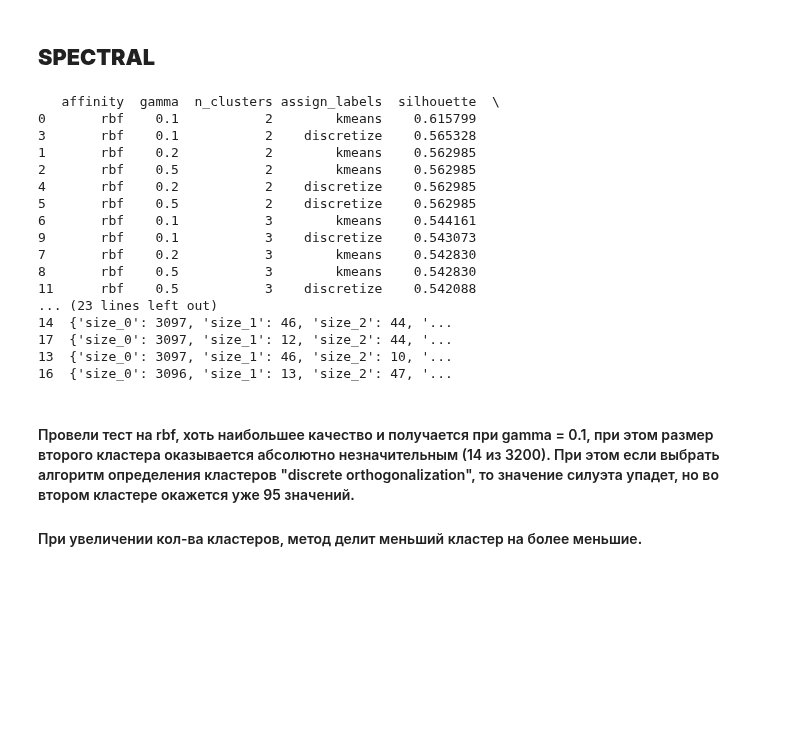
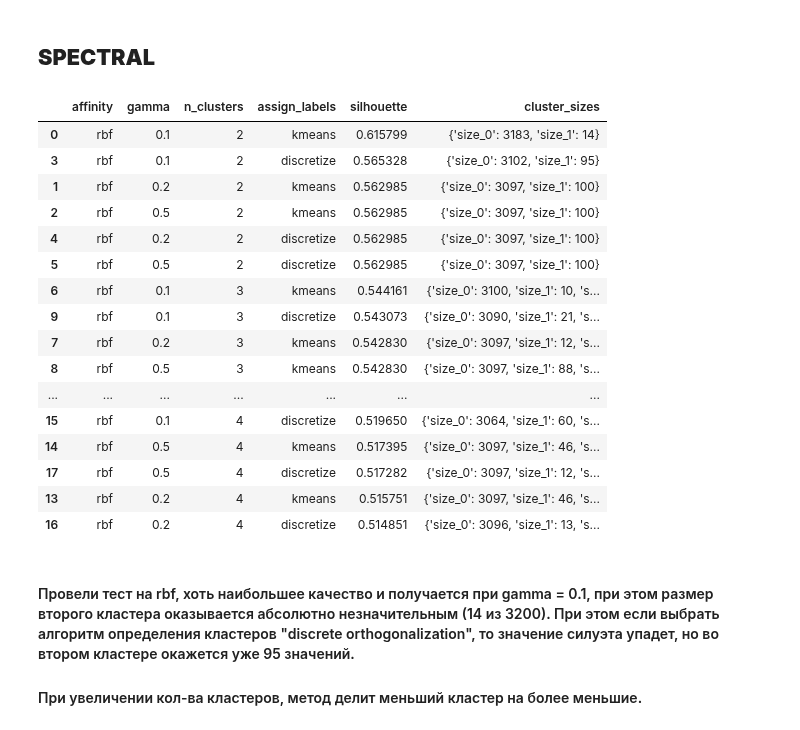
Before and after one commit to maxoncheeg/machine_learning, a Jupyter notebook: claster/clustering.ipynb, the cells around one changed output. Cells and saved outputs as stored; diff of their text form; code cells hidden in the pictures; blank space fills up the shorter version.

```diff
--- a/claster/clustering.ipynb
+++ b/claster/clustering.ipynb
@@ -612,0 +660,32 @@ Cluster
+# %%
+from scipy.stats import f_oneway
+
+df = df_initial.copy()
+
+df_no_noise = df[df["Cluster"] != -1]
+
+anova_results = []
+
+features = df_no_noise.columns.drop("Cluster")
+
+clusters = sorted(df_no_noise["Cluster"].unique())
+
+for feature in features:
+    groups = [
+        df_no_noise[df_no_noise["Cluster"] == c][feature].values
+        for c in clusters
+    ]
+
+    # ANOVA возможна только если в каждом кластере >1 значения
+    if all(len(g) > 1 for g in groups):
+        F, p = f_oneway(*groups)
+        anova_results.append({
+            "Признак": feature,
+            "F-статистика": F,
+            "p_value": p
+        })
+
+anova_df = pd.DataFrame(anova_results)
+anova_df = anova_df.sort_values("p_value")
+
+anova_df
@@ -756,51 +854,51 @@ for kernel in kernels:
                     n_clusters=n_cl,
                     affinity=kernel,
                     gamma=g if kernel == "rbf" else None,
                     assign_labels=assign,
                     random_state=42
                 )
 
                 labels = model.fit_predict(X)
 
                 if len(set(labels)) < 2:
                     sil = np.nan
                 else:
                     sil = silhouette_score(X, labels)
 
                 (unique, counts) = np.unique(labels, return_counts=True)
                 cluster_sizes = {f"size_{int(u)}": int(c) for u, c in zip(unique, counts)}
 
                 results.append({
                     "affinity": kernel,
                     "gamma": g,
                     "n_clusters": n_cl,
                     "assign_labels": assign,
                     "silhouette": sil,
                     "cluster_sizes": cluster_sizes
                 })
 
 df = pd.DataFrame(results)
 df = df.sort_values("silhouette", ascending=False)
 
-print(df)
+df
 # %% [output]
-   affinity  gamma  n_clusters assign_labels  silhouette  \
-0       rbf    0.1           2        kmeans    0.615799
-3       rbf    0.1           2    discretize    0.565328
-1       rbf    0.2           2        kmeans    0.562985
-2       rbf    0.5           2        kmeans    0.562985
-4       rbf    0.2           2    discretize    0.562985
-5       rbf    0.5           2    discretize    0.562985
-6       rbf    0.1           3        kmeans    0.544161
-9       rbf    0.1           3    discretize    0.543073
-7       rbf    0.2           3        kmeans    0.542830
-8       rbf    0.5           3        kmeans    0.542830
-11      rbf    0.5           3    discretize    0.542088
-... (23 lines left out)
-14  {'size_0': 3097, 'size_1': 46, 'size_2': 44, '...
-17  {'size_0': 3097, 'size_1': 12, 'size_2': 44, '...
-13  {'size_0': 3097, 'size_1': 46, 'size_2': 10, '...
-16  {'size_0': 3096, 'size_1': 13, 'size_2': 47, '...
+|  | affinity | gamma | n_clusters | assign_labels | silhouette | cluster_sizes |
+| 0 | rbf | 0.1 | 2 | kmeans | 0.615799 | {'size_0': 3183, 'size_1': 14} |
+| 3 | rbf | 0.1 | 2 | discretize | 0.565328 | {'size_0': 3102, 'size_1': 95} |
+| 1 | rbf | 0.2 | 2 | kmeans | 0.562985 | {'size_0': 3097, 'size_1': 100} |
+| 2 | rbf | 0.5 | 2 | kmeans | 0.562985 | {'size_0': 3097, 'size_1': 100} |
+| 4 | rbf | 0.2 | 2 | discretize | 0.562985 | {'size_0': 3097, 'size_1': 100} |
+| 5 | rbf | 0.5 | 2 | discretize | 0.562985 | {'size_0': 3097, 'size_1': 100} |
+| 6 | rbf | 0.1 | 3 | kmeans | 0.544161 | {'size_0': 3100, 'size_1': 10, 's... |
+| 9 | rbf | 0.1 | 3 | discretize | 0.543073 | {'size_0': 3090, 'size_1': 21, 's... |
+| 7 | rbf | 0.2 | 3 | kmeans | 0.542830 | {'size_0': 3097, 'size_1': 12, 's... |
+| 8 | rbf | 0.5 | 3 | kmeans | 0.542830 | {'size_0': 3097, 'size_1': 88, 's... |
+| ... | ... | ... | ... | ... | ... | ... |
+| 15 | rbf | 0.1 | 4 | discretize | 0.519650 | {'size_0': 3064, 'size_1': 60, 's... |
+| 14 | rbf | 0.5 | 4 | kmeans | 0.517395 | {'size_0': 3097, 'size_1': 46, 's... |
+| 17 | rbf | 0.5 | 4 | discretize | 0.517282 | {'size_0': 3097, 'size_1': 12, 's... |
+| 13 | rbf | 0.2 | 4 | kmeans | 0.515751 | {'size_0': 3097, 'size_1': 46, 's... |
+| 16 | rbf | 0.2 | 4 | discretize | 0.514851 | {'size_0': 3096, 'size_1': 13, 's... |
 # %% [markdown]
 #### Провели тест на rbf, хоть наибольшее качество и получается при gamma = 0.1, при этом размер второго кластера оказывается абсолютно незначительным (14 из 3200). При этом если выбрать алгоритм определения кластеров "discrete orthogonalization", то значение силуэта упадет, но во втором кластере окажется уже 95 значений.
 #### При увеличении кол-ва кластеров, метод делит меньший кластер на более меньшие.
```
Also changed, not shown: parts of 11 cells of this notebook.
